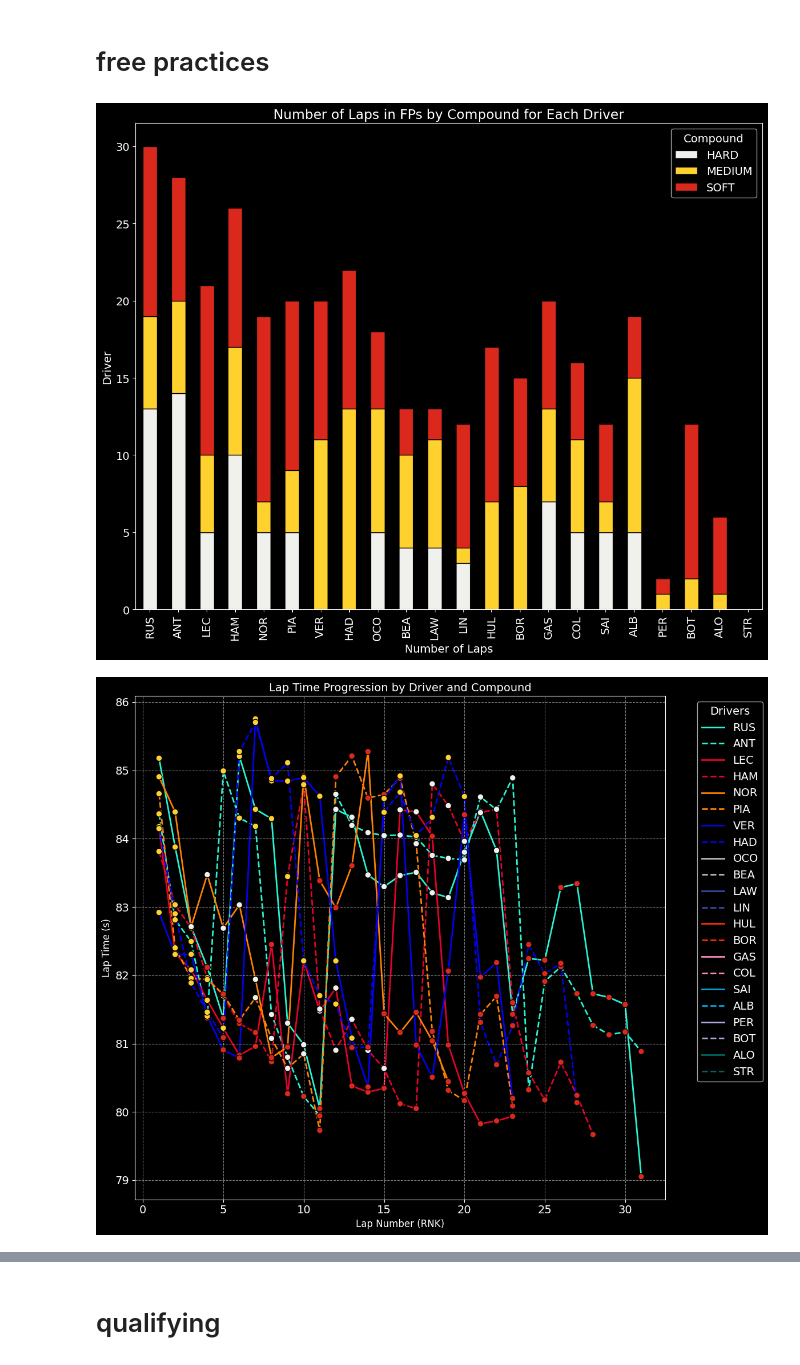
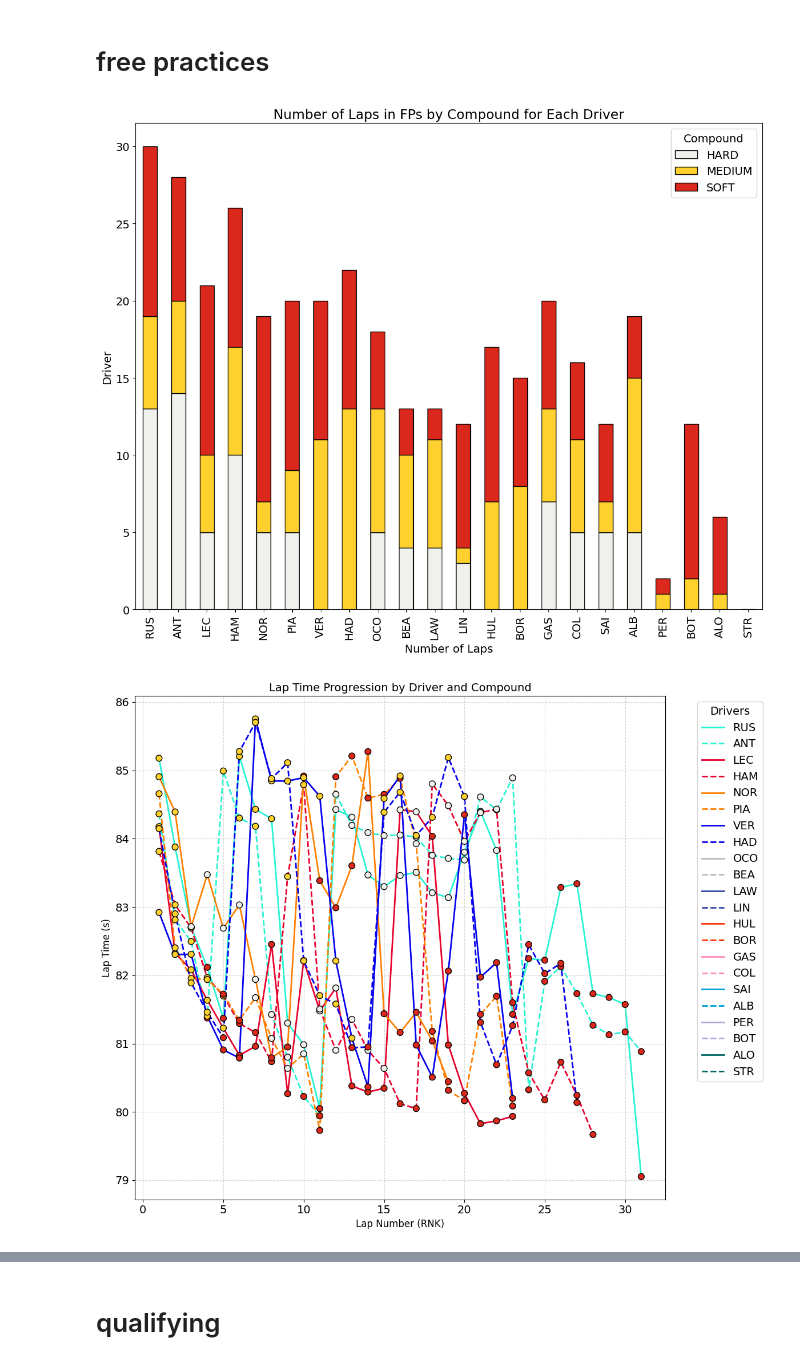
Before and after one commit to diogojoaocosta/f1observatory, a Jupyter notebook: F1 GP.ipynb, the cells around one changed output, grey strips where cells are left out. Cells and saved outputs as stored; diff of their text form; code cells hidden in the pictures.

```diff
--- a/F1 GP.ipynb
+++ b/F1 GP.ipynb
@@ -125,7 +125,7 @@ COLORMAP = mpl.cm.viridis
 POINTS = np.array([X, Y]).T.reshape(-1, 1, 2)
 SEGMENTS = np.concatenate([POINTS[:-1], POINTS[1:]], axis=1)
 
-plt.style.use('dark_background')
+plt.style.use('default')
 plt.rcParams.update({'font.size': 12})
 fig, ax = plt.subplots(sharex=True, sharey=True, figsize=(12, 10))
 fig.suptitle(f"Speed visualization (km/h) {GP_NAME} {SEASON - 1} - Max Verstappen", size=18)
@@ -226,7 +227,7 @@ DRIVER_ORDER = ['RUS', 'ANT', 'LEC', 'HAM', 'NOR', 'PIA', 'VER', 'HAD', 'OCO', '
 DF_PIVOT = DF_PIVOT.reindex(DRIVER_ORDER)
 COLORS = [COMPOUND_COLORS.get(compound, '#333333') for compound in DF_PIVOT.columns]
 
-plt.style.use('dark_background')
+plt.style.use('default')
 plt.rcParams.update({'font.size': 14})
 fig, ax = plt.subplots(figsize=(12, 10))
 DF_PIVOT.plot(kind='bar', stacked=True, color=COLORS, edgecolor='black', ax=ax)
@@ -243,11 +244,11 @@ ax.set_xticklabels(DRIVER_ORDER, rotation=90)
 plt.tight_layout()
 plt.show()
 # %% [output]
-[figure, old version]
+[figure, new version]
 # %%
 TIME_LAPS = sqldf("SELECT * FROM FP_LAPS WHERE Driver IN ('RUS', 'ANT', 'LEC', 'HAM', 'NOR', 'PIA', 'VER', 'HAD')")
 
-plt.style.use('dark_background')
+plt.style.use('default')
 plt.rcParams.update({'font.size': 14})
 fig, ax = plt.subplots(figsize=(12, 10))
 
@@ -258,34 +259,34 @@ for driver in DRIVERS:
     driver_df = TIME_LAPS[TIME_LAPS['Driver'] == driver].sort_values('RNK')
 
     line_color = PALETTE_DRIVERS.get(driver, 'black')
     line_style = DRIVER_STYLES.get(driver, '-')
 
     plt.plot(driver_df['RNK'], driver_df['LapTime(s)'],
              color = line_color,
              linestyle = line_style,
              label = driver,
              linewidth = 2,
              zorder = 1)
 
     marker_colors = [COMPOUND_COLORS.get(c, 'grey') for c in driver_df['Compound']]
 
     plt.scatter(driver_df['RNK'], driver_df['LapTime(s)'],
                 c = marker_colors,
                 edgecolors = 'black',
                 linewidths = 1,
                 s = 60,
                 zorder = 2)
 
 plt.title('Lap Time Progression by Driver and Compound', fontsize = 14)
 plt.xlabel('Lap Number (RNK)', fontsize = 12)
 plt.ylabel('Lap Time (s)', fontsize = 12)
 plt.legend(title = 'Drivers', bbox_to_anchor = (1.05, 1), loc = 'upper left')
 plt.grid(True, linestyle = '--', alpha = 0.5)
 
 plt.tight_layout()
 plt.show()
 # %% [output]
-[figure, old version]
+[figure, new version]
 # %%
 TIME_LAPS = FP_LAPS
 
```
Also changed, not shown: parts of 18 cells of this notebook.
